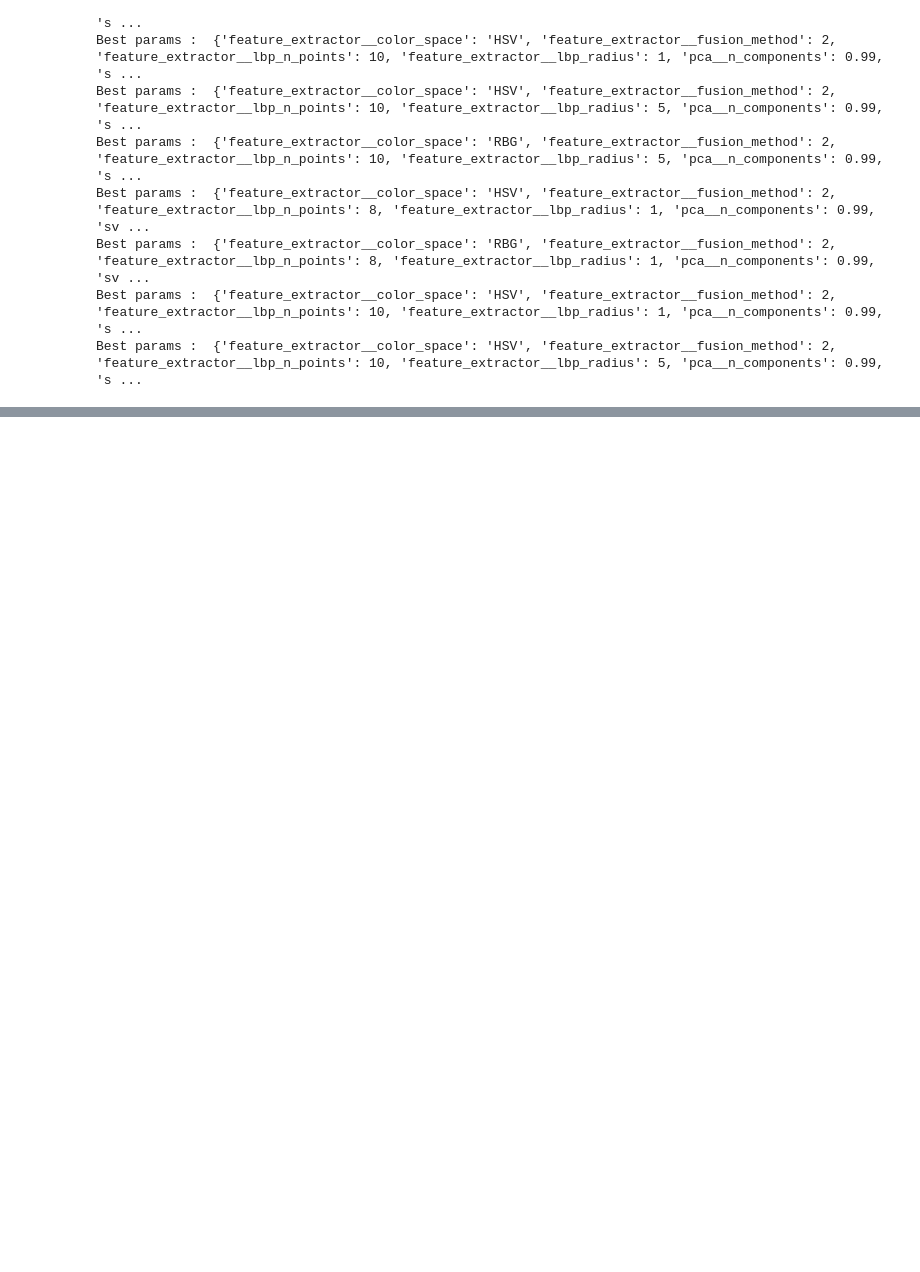
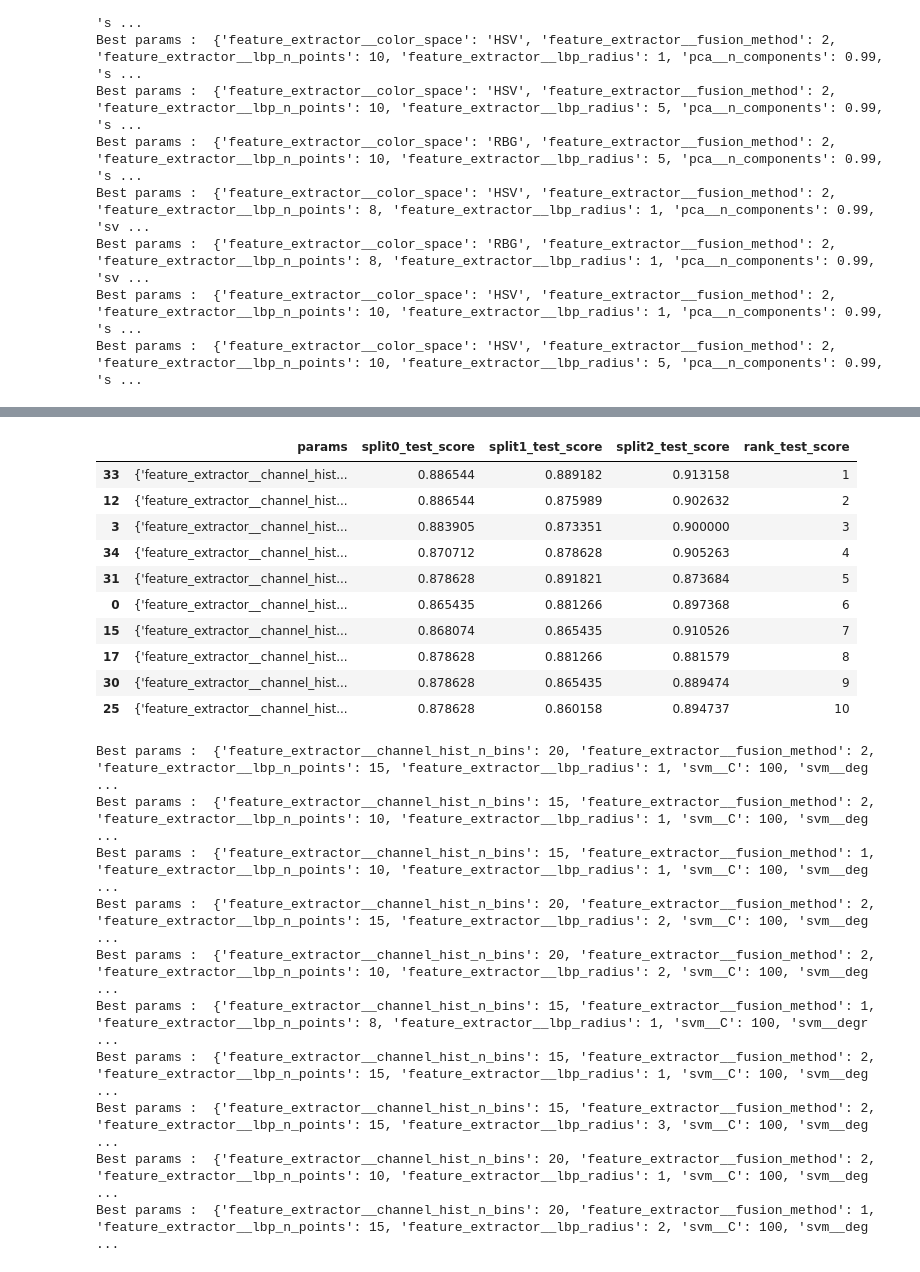
Before and after one commit to david-olivier-cs/DJI-tree-detection, a Jupyter notebook: notebooks/Grid search results.ipynb, the cells around one changed output, grey strips where cells are left out. Drawn from its saved outputs; the diff is of its cells as text; code cells hidden in the pictures; blank space fills up the shorter version.

```diff
--- a/notebooks/Grid search results.ipynb
+++ b/notebooks/Grid search results.ipynb
@@ -261,0 +301,39 @@ Best params :  {'feature_extractor__channel_hist_n_bins': 20, 'feature_extractor
+# %%
+''' Latest SVM grid search RGB (15 X 15) '''
+
+import pandas as pd
+import pickle
+
+target_file = "latest_grid/search_results_15_RGB.pickle"
+
+with open(target_file, 'rb') as f_handle:
+    data_dict = pickle.load(f_handle)
+    result_frame = pd.DataFrame.from_dict(data_dict)
+    result_frame = result_frame[['params','split0_test_score', 'split1_test_score', 'split2_test_score', 'rank_test_score']]
+    result_frame = result_frame.sort_values(by=['rank_test_score'])[ : 10]
+    display(result_frame)
+
+for i in range(10):
+    print("Best params : ", result_frame.iloc[i]["params"])
+# %% [output]
+|  | params | split0_test_score | split1_test_score | split2_test_score | rank_test_score |
+| 33 | {'feature_extractor__channel_hist... | 0.886544 | 0.889182 | 0.913158 | 1 |
+| 12 | {'feature_extractor__channel_hist... | 0.886544 | 0.875989 | 0.902632 | 2 |
+| 3 | {'feature_extractor__channel_hist... | 0.883905 | 0.873351 | 0.900000 | 3 |
+| 34 | {'feature_extractor__channel_hist... | 0.870712 | 0.878628 | 0.905263 | 4 |
+| 31 | {'feature_extractor__channel_hist... | 0.878628 | 0.891821 | 0.873684 | 5 |
+| 0 | {'feature_extractor__channel_hist... | 0.865435 | 0.881266 | 0.897368 | 6 |
+| 15 | {'feature_extractor__channel_hist... | 0.868074 | 0.865435 | 0.910526 | 7 |
+| 17 | {'feature_extractor__channel_hist... | 0.878628 | 0.881266 | 0.881579 | 8 |
+| 30 | {'feature_extractor__channel_hist... | 0.878628 | 0.865435 | 0.889474 | 9 |
+| 25 | {'feature_extractor__channel_hist... | 0.878628 | 0.860158 | 0.894737 | 10 |
+Best params :  {'feature_extractor__channel_hist_n_bins': 20, 'feature_extractor__fusion_method': 2, 'feature_extractor__lbp_n_points': 15, 'feature_extractor__lbp_radius': 1, 'svm__C': 100, 'svm__deg ...
+Best params :  {'feature_extractor__channel_hist_n_bins': 15, 'feature_extractor__fusion_method': 2, 'feature_extractor__lbp_n_points': 10, 'feature_extractor__lbp_radius': 1, 'svm__C': 100, 'svm__deg ...
+Best params :  {'feature_extractor__channel_hist_n_bins': 15, 'feature_extractor__fusion_method': 1, 'feature_extractor__lbp_n_points': 10, 'feature_extractor__lbp_radius': 1, 'svm__C': 100, 'svm__deg ...
+Best params :  {'feature_extractor__channel_hist_n_bins': 20, 'feature_extractor__fusion_method': 2, 'feature_extractor__lbp_n_points': 15, 'feature_extractor__lbp_radius': 2, 'svm__C': 100, 'svm__deg ...
+Best params :  {'feature_extractor__channel_hist_n_bins': 20, 'feature_extractor__fusion_method': 2, 'feature_extractor__lbp_n_points': 10, 'feature_extractor__lbp_radius': 2, 'svm__C': 100, 'svm__deg ...
+Best params :  {'feature_extractor__channel_hist_n_bins': 15, 'feature_extractor__fusion_method': 1, 'feature_extractor__lbp_n_points': 8, 'feature_extractor__lbp_radius': 1, 'svm__C': 100, 'svm__degr ...
+Best params :  {'feature_extractor__channel_hist_n_bins': 15, 'feature_extractor__fusion_method': 2, 'feature_extractor__lbp_n_points': 15, 'feature_extractor__lbp_radius': 1, 'svm__C': 100, 'svm__deg ...
+Best params :  {'feature_extractor__channel_hist_n_bins': 15, 'feature_extractor__fusion_method': 2, 'feature_extractor__lbp_n_points': 15, 'feature_extractor__lbp_radius': 3, 'svm__C': 100, 'svm__deg ...
+Best params :  {'feature_extractor__channel_hist_n_bins': 20, 'feature_extractor__fusion_method': 2, 'feature_extractor__lbp_n_points': 10, 'feature_extractor__lbp_radius': 1, 'svm__C': 100, 'svm__deg ...
+Best params :  {'feature_extractor__channel_hist_n_bins': 20, 'feature_extractor__fusion_method': 1, 'feature_extractor__lbp_n_points': 15, 'feature_extractor__lbp_radius': 2, 'svm__C': 100, 'svm__deg ...
```
Also changed, not shown: parts of 3 cells of this notebook, 10 other files.
